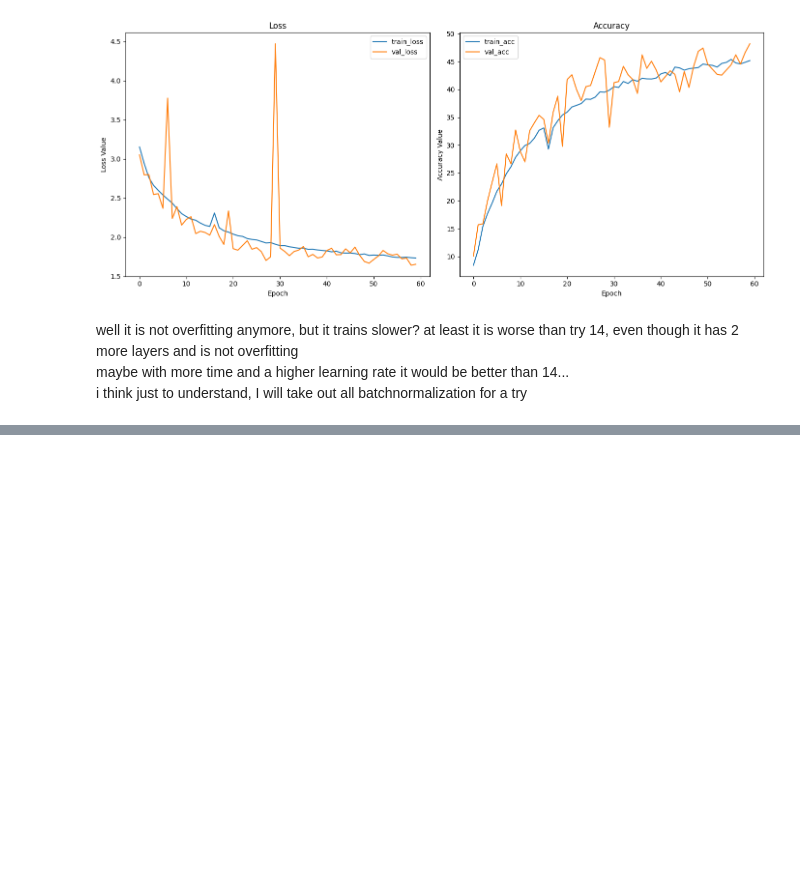
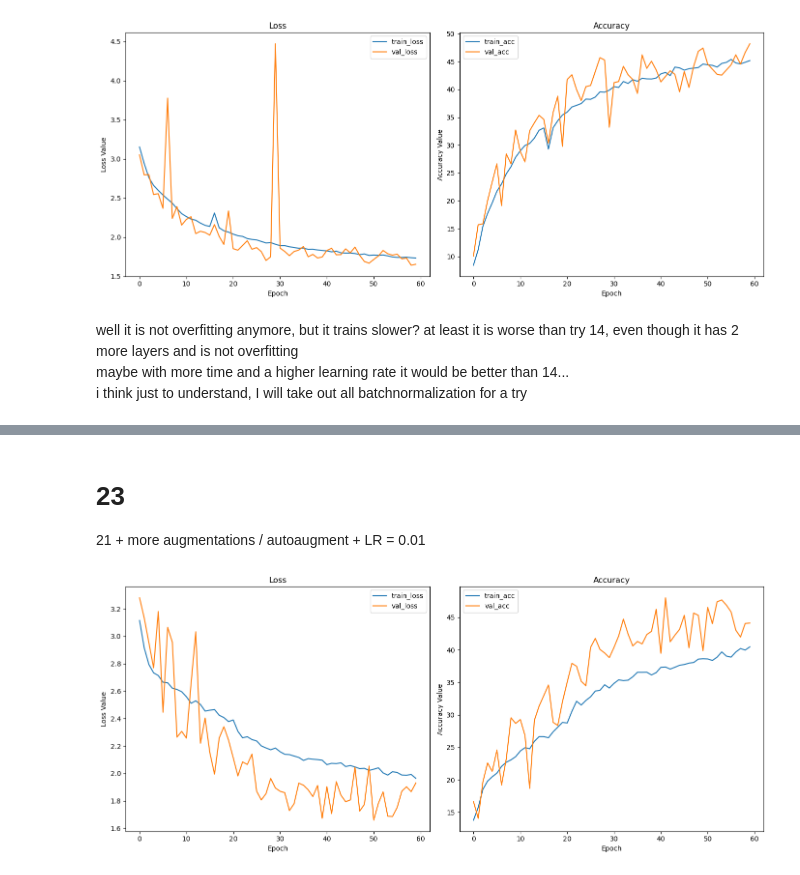
Before and after one commit to Anton123567/DL_UPC, a Jupyter notebook: results_all/Deep Learning Assignment.ipynb, the cells around one changed output, grey strips where cells are left out. Saved outputs shown, nothing was run; the diff lists cells and outputs as text; code cells hidden in the pictures; blank space fills up the shorter version.

```diff
--- a/results_all/Deep Learning Assignment.ipynb
+++ b/results_all/Deep Learning Assignment.ipynb
@@ -797,0 +794,8 @@ plot_res('results21.csv')
+# %% [markdown]
+# 23
+
+21 + more augmentations / autoaugment + LR = 0.01
+# %%
+plot_res('results23.csv')
+# %% [output]
+[figure, added]
```
Also changed, not shown: parts of 29 cells of this notebook, 8 other files.
